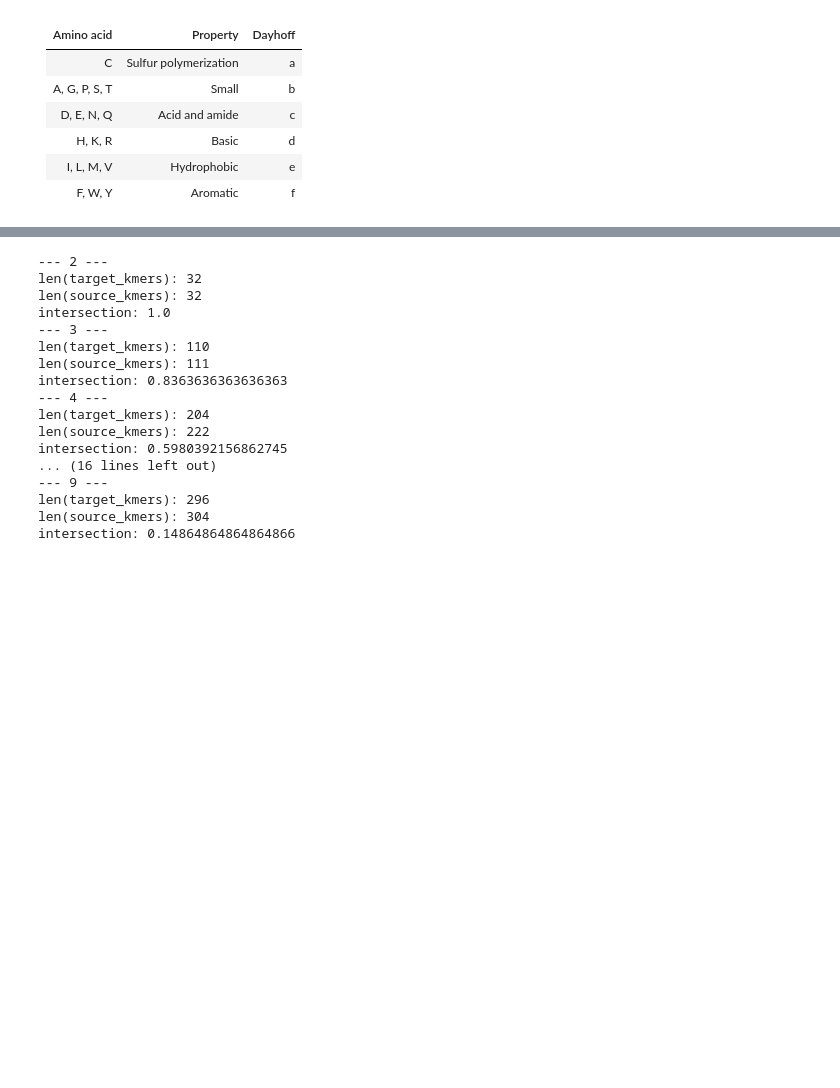
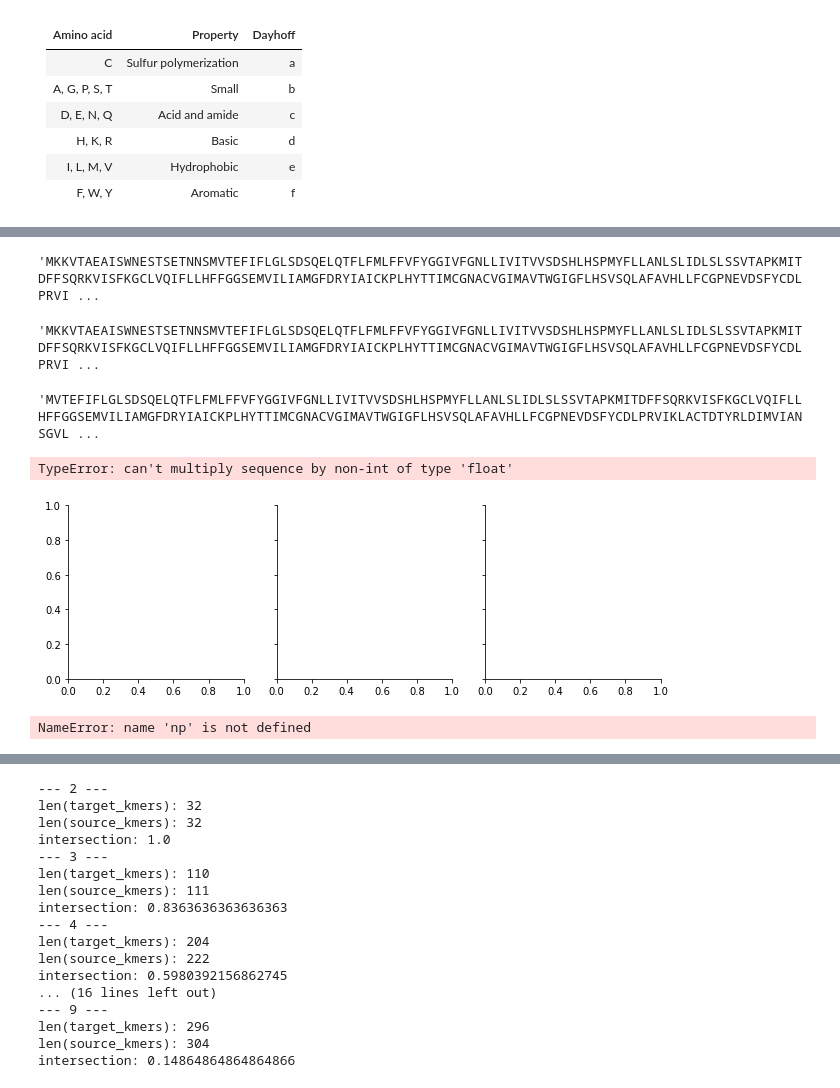
Before and after one commit to czbiohub/kh-analysis, a Jupyter notebook: notebooks/hg38_vs_mm38_orthologues.ipynb, the cells around one changed output, grey strips where cells are left out. Drawn from its saved outputs; the diff is of its cells as text; code cells hidden in the pictures; blank space fills up the shorter version.

```diff
--- a/notebooks/hg38_vs_mm38_orthologues.ipynb
+++ b/notebooks/hg38_vs_mm38_orthologues.ipynb
@@ -313,0 +497,24 @@ target_dayhoff
+# %%
+id_to_seq = dict(mouse_peptides)
+id_to_seq.update(dict(human_peptides))
+id_to_seq['ENSP00000493376.2|ENST00000641515.2|ENSG00000186092.6|OTTHUMG00000001094.4|OTTHUMT00000003223.4|OR4F5-202|OR4F5|326']
+# %% [output]
+'MKKVTAEAISWNESTSETNNSMVTEFIFLGLSDSQELQTFLFMLFFVFYGGIVFGNLLIVITVVSDSHLHSPMYFLLANLSLIDLSLSSVTAPKMITDFFSQRKVISFKGCLVQIFLLHFFGGSEMVILIAMGFDRYIAICKPLHYTTIMCGNACVGIMAVTWGIGFLHSVSQLAFAVHLLFCGPNEVDSFYCDLPRVI ...
+# %%
+id_to_seq[high_ksize_high_similarity.id1.iloc[0]]
+# %% [output]
+'MKKVTAEAISWNESTSETNNSMVTEFIFLGLSDSQELQTFLFMLFFVFYGGIVFGNLLIVITVVSDSHLHSPMYFLLANLSLIDLSLSSVTAPKMITDFFSQRKVISFKGCLVQIFLLHFFGGSEMVILIAMGFDRYIAICKPLHYTTIMCGNACVGIMAVTWGIGFLHSVSQLAFAVHLLFCGPNEVDSFYCDLPRVI ...
+# %%
+id_to_seq[high_ksize_high_similarity.id2.iloc[0]]
+# %% [output]
+'MVTEFIFLGLSDSQELQTFLFMLFFVFYGGIVFGNLLIVITVVSDSHLHSPMYFLLANLSLIDLSLSSVTAPKMITDFFSQRKVISFKGCLVQIFLLHFFGGSEMVILIAMGFDRYIAICKPLHYTTIMCGNACVGIMAVTWGIGFLHSVSQLAFAVHLLFCGPNEVDSFYCDLPRVIKLACTDTYRLDIMVIANSGVL ...
+# %%
+
+g = sns.FacetGrid(peptide_kmer_comparisons, col='molecule', hue='ksize',
+                  palette='viridis')
+g.map(sns.kdeplot, 'jaccard_kdeable', shade=True, cut=(0, 1), bw=0.01)
+g.set(xlim=(0, 1), ylim=(0, 10))
+g.add_legend()
+# %% [output]
+TypeError: can't multiply sequence by non-int of type 'float'
+[figure, added]
@@ -313,0 +527,4 @@ target_dayhoff
+# %%
+np
+# %% [output]
+NameError: name 'np' is not defined
```
Also changed, not shown: parts of 76 cells of this notebook, 4 other files.
